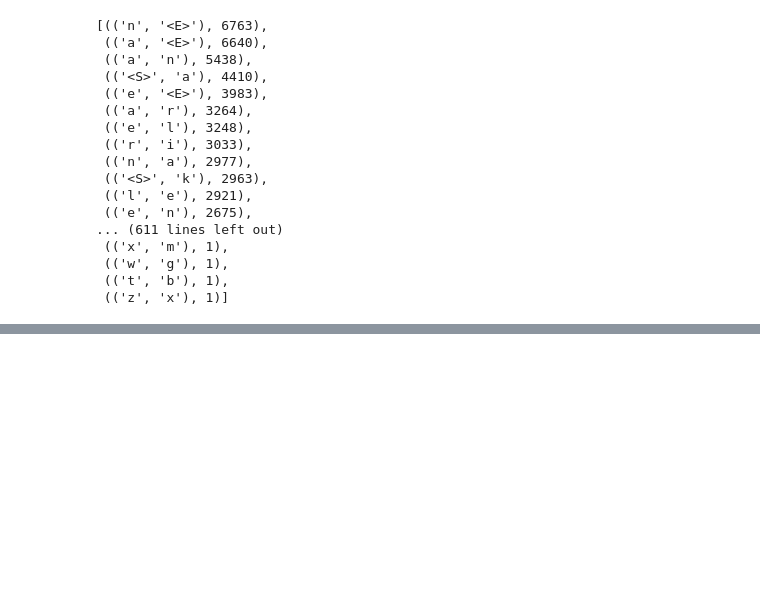
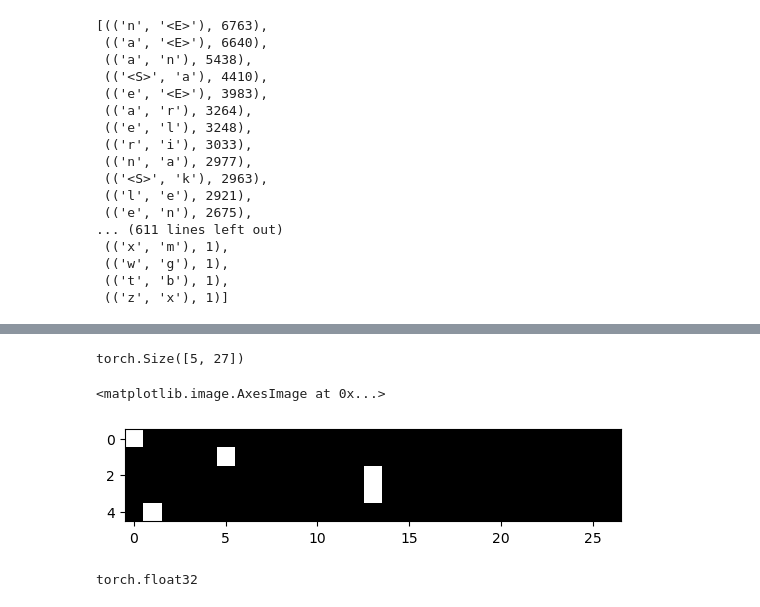
Before and after one commit to mghiremath/makemore, a Jupyter notebook: makemore-tutorial.ipynb, the cells around one changed output, grey strips where cells are left out. Cells and saved outputs as stored; diff of their text form; code cells hidden in the pictures; blank space fills up the shorter version.

```diff
--- a/makemore-tutorial.ipynb
+++ b/makemore-tutorial.ipynb
@@ -122,0 +232,19 @@ plt.imshow(N)
+# %%
+# Evaluate the quality of the model
+log_likelihood = 0.0
+n = 0
+
+for w in ['bqharath']:
+    chars = ['.'] + list(w) + ['.']  # special start or end
+    for ch1, ch2 in zip(chars, chars[1:]):
+        ix1 = stoi[ch1]   # stoi is the map and ix1 is the index of the first character example: stoi['.'] = 0 ('.': 0)
+        ix2 = stoi[ch2]
+        prob = P[ix1, ix2]  # get the probability of the bigram from the P matrix
+        logprob = torch.log(prob) # calculate the log probability
+        log_likelihood += logprob
+        n += 1
+        print(f'{ch1} -> {ch2}: probability: {prob:.4f} logProbability: {logprob:.4f}')  # print the probability with 4 decimal places
+print(f'log likelihood: {log_likelihood:.4f}')
+neg_log_likelihood = -log_likelihood
+print(f'Negative log likelihood: {neg_log_likelihood:.4f}')  # negative log likelihood is the loss we want to minimize
+print(f'Average negative log likelihood: {neg_log_likelihood / n:.4f}')  # average negative log likelihood per character
@@ -122,0 +264,18 @@ plt.imshow(N)
+# %%
+#alternative way of modelling by neural networks - receives characters as input then there is a hidden layer then output layer and
+# probabilities of next character are calculated from the output layer by gradient descent to minimize the loss by adjusting the weights of the neural network
+
+#Create the training set of all the bigrams (x,y)
+xs, ys = [], []
+for w in words[:1]:
+    chars = ['.'] + list(w) + ['.']  # special start or end
+    for ch1, ch2 in zip(chars, chars[1:]):
+        ix1 = stoi[ch1]   # stoi is the map and ix1 is the index of the first character example: stoi['.'] = 0 ('.': 0)
+        ix2 = stoi[ch2]
+        print(f'{ch1} -> {ch2}: {ix1} -> {ix2}')
+        xs.append(ix1)
+        ys.append(ix2)
+xs = torch.tensor(xs)
+ys = torch.tensor(ys)
+print(xs.shape)
+print(ys.shape)
@@ -122,0 +298,4 @@ plt.imshow(N)
+# %%
+import torch.nn.functional as F
+xenc = F.one_hot(xs, num_classes=27).float()  # one-hot encoding of the input characters, num_classes=27 because we have 26 alphabet and 1 special character '.'
+xenc
@@ -122,0 +313,13 @@ plt.imshow(N)
+# %%
+xenc.shape # (n, 27) where n is the number of characters in the input sequence
+# %% [output]
+torch.Size([5, 27])
+# %%
+plt.imshow(xenc, cmap='gray')  # visualize the one-hot encoding - whereever there is a 1, it is white and wherever there is a 0, it is black
+# %% [output]
+<matplotlib.image.AxesImage at 0x...>
+[figure, added]
+# %%
+xenc.dtype  # should be torch.int64, but we need it to be torch.float32 for the neural network
+# %% [output]
+torch.float32
```
Also changed, not shown: parts of 50 cells of this notebook.
